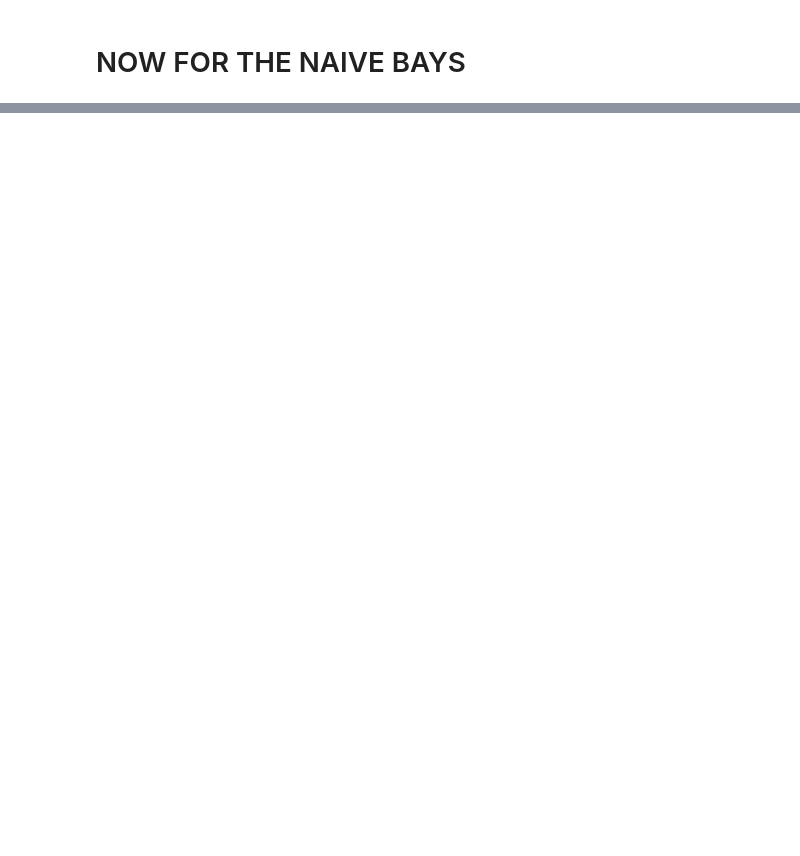
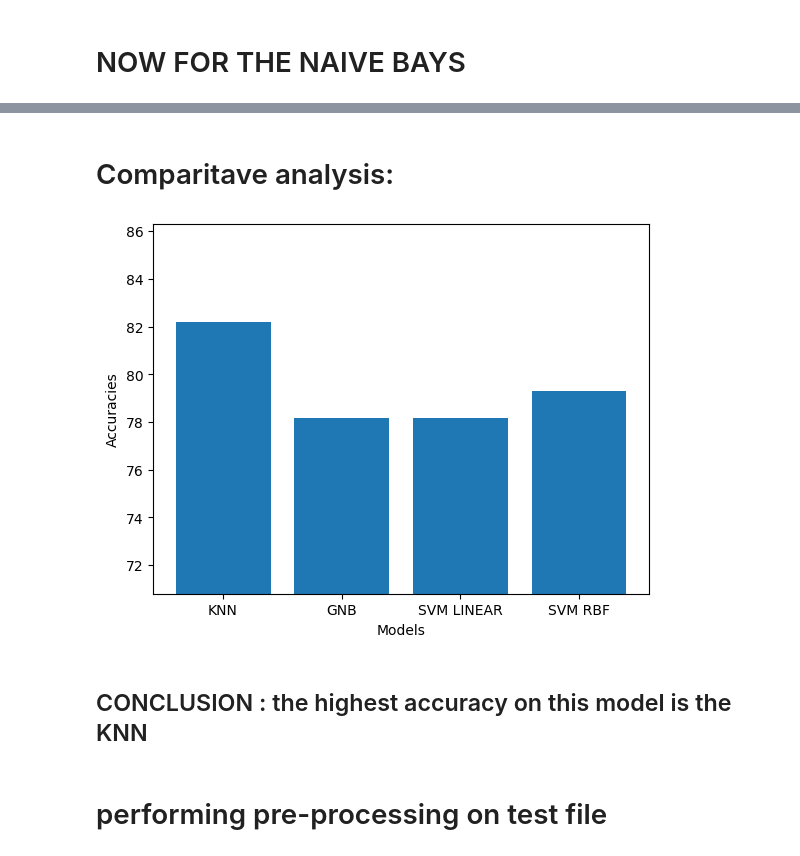
Before and after one commit to Oossooss11/Machine_learning_py, a Jupyter notebook: ML_PPROJECT.ipynb, the cells around one changed output, grey strips where cells are left out. Cells and saved outputs as stored; diff of their text form; code cells hidden in the pictures; blank space fills up the shorter version.

```diff
--- a/ML_PPROJECT.ipynb
+++ b/ML_PPROJECT.ipynb
@@ -216,7 +230,7 @@ weighted avg       0.75      0.75      0.75       178
 gnb = GaussianNB()
 gnb.fit(x_train, y_train)
 y_pred = gnb.predict(x_test)
-
+gnb_accuracy = gnb.score(x_test,y_test)
 print(confusion_matrix(y_test, y_pred))
 print(classification_report(y_test, y_pred))
 # %% [output]
@@ -234,8 +249,8 @@ weighted avg       0.76      0.76      0.76       178
 # %%
-svm_model = SVC(kernel = 'linear', random_state=21)
+svm_model = SVC(kernel = 'linear')
 svm_model.fit(x_train,y_train)
 y_pred = svm_model.predict(x_test)
-
+svm_model_accuracy = svm_model.score(x_test,y_test)
 print(confusion_matrix(y_test, y_pred))
 print(classification_report(y_test, y_pred))
 # %% [output]
@@ -251,0 +269,6 @@ weighted avg       0.77      0.78      0.77       178
+# %%
+svm = SVC(kernel = 'rbf', gamma=0.1)
+svm.fit(x_train,y_train)
+svm_rbf_accuracy = svm.score(x_test,y_test)
+y_pred = svm.predict(x_test)
+print(classification_report(y_test, y_pred))
@@ -251,0 +284,18 @@ weighted avg       0.77      0.78      0.77       178
+# %% [markdown]
+# Comparitave analysis:
+# %%
+models = ['KNN','GNB','SVM LINEAR','SVM RBF']
+accuracies = [knn_accuracy*100,gnb_accuracy*100,svm_model_accuracy*100,svm_rbf_accuracy*100]
+
+plt.bar(models,accuracies)
+plt.xlabel('Models')
+plt.ylabel('Accuracies')
+plt.ylim(70.80)
+
+plt.show()
+# %% [output]
+[figure, added]
+# %% [markdown]
+## CONCLUSION : the highest accuracy on this model is the KNN
+# %% [markdown]
+# performing pre-processing on test file
```
Also changed, not shown: parts of 33 cells of this notebook.
